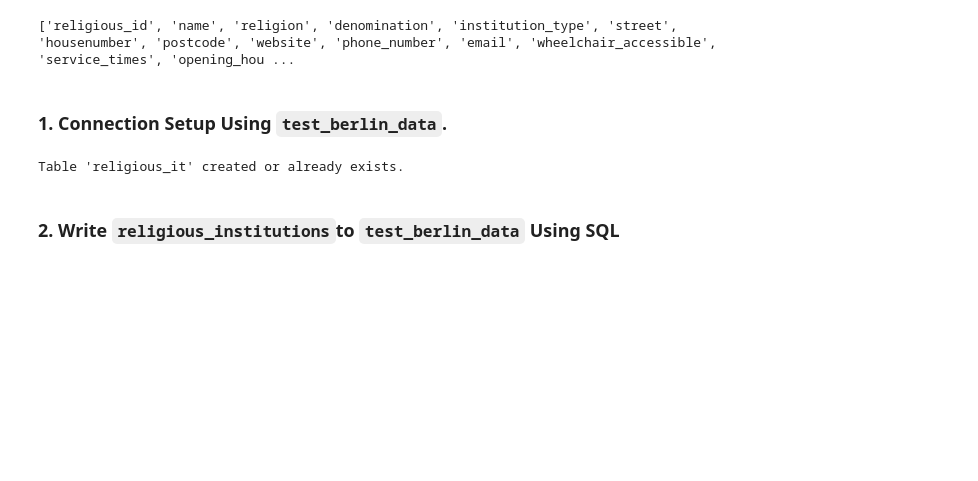
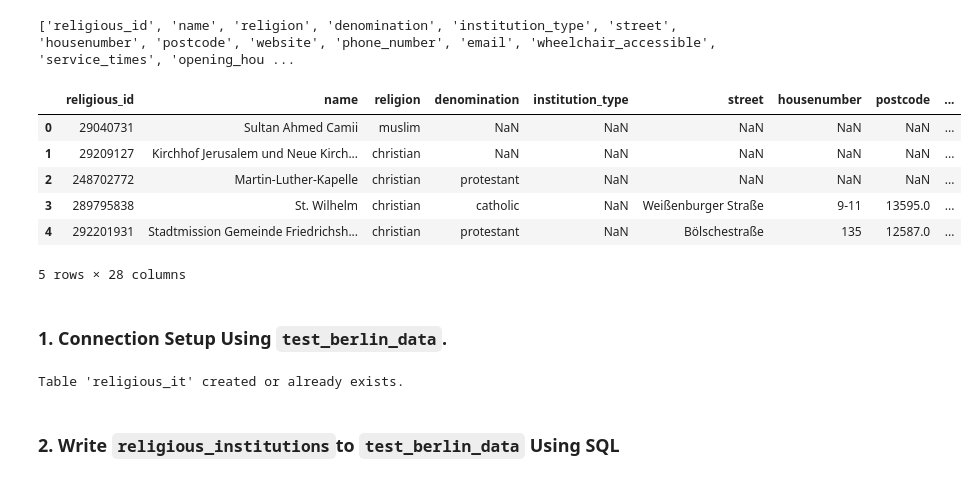
Before and after one commit to Nigar1209/berlin-poi-osm-pipeline, a Jupyter notebook: religious_institutions/scripts/religious_institutions_data_transformation.ipynb, the cells around one changed output. Cells and saved outputs as stored; diff of their text form; code cells hidden in the pictures; blank space fills up the shorter version.

```diff
--- a/religious_institutions/scripts/religious_institutions_data_transformation.ipynb
+++ b/religious_institutions/scripts/religious_institutions_data_transformation.ipynb
@@ -1315,6 +1315,8 @@ dtype: int64
 ## Save Data
 # %%
 religious_df_district.to_csv("religious_institutions_unified_data.csv")
+# %%
+religious_df_district = pd.read_csv("religious_institutions_unified_data.csv", index_col=0)
 # %% [markdown]
 ## ✅ Step 2 — Final Summary
 
@@ -1449,4 +1451,14 @@ cur = conn.cursor()
 print(religious_df_district.columns.tolist())
 # %% [output]
 ['religious_id', 'name', 'religion', 'denomination', 'institution_type', 'street', 'housenumber', 'postcode', 'website', 'phone_number', 'email', 'wheelchair_accessible', 'service_times', 'opening_hou ...
+# %%
+religious_df_district.head()
+# %% [output]
+|  | religious_id | name | religion | denomination | institution_type | street | housenumber | postcode | ... |
+| 0 | 29040731 | Sultan Ahmed Camii | muslim | NaN | NaN | NaN | NaN | NaN | ... |
+| 1 | 29209127 | Kirchhof Jerusalem und Neue Kirch... | christian | NaN | NaN | NaN | NaN | NaN | ... |
+| 2 | 248702772 | Martin-Luther-Kapelle | christian | protestant | NaN | NaN | NaN | NaN | ... |
+| 3 | 289795838 | St. Wilhelm | christian | catholic | NaN | Weißenburger Straße | 9-11 | 13595.0 | ... |
+| 4 | 292201931 | Stadtmission Gemeinde Friedrichsh... | christian | protestant | NaN | Bölschestraße | 135 | 12587.0 | ... |
+5 rows × 28 columns
 # %%
```
Also changed, not shown: parts of 12 cells of this notebook.
